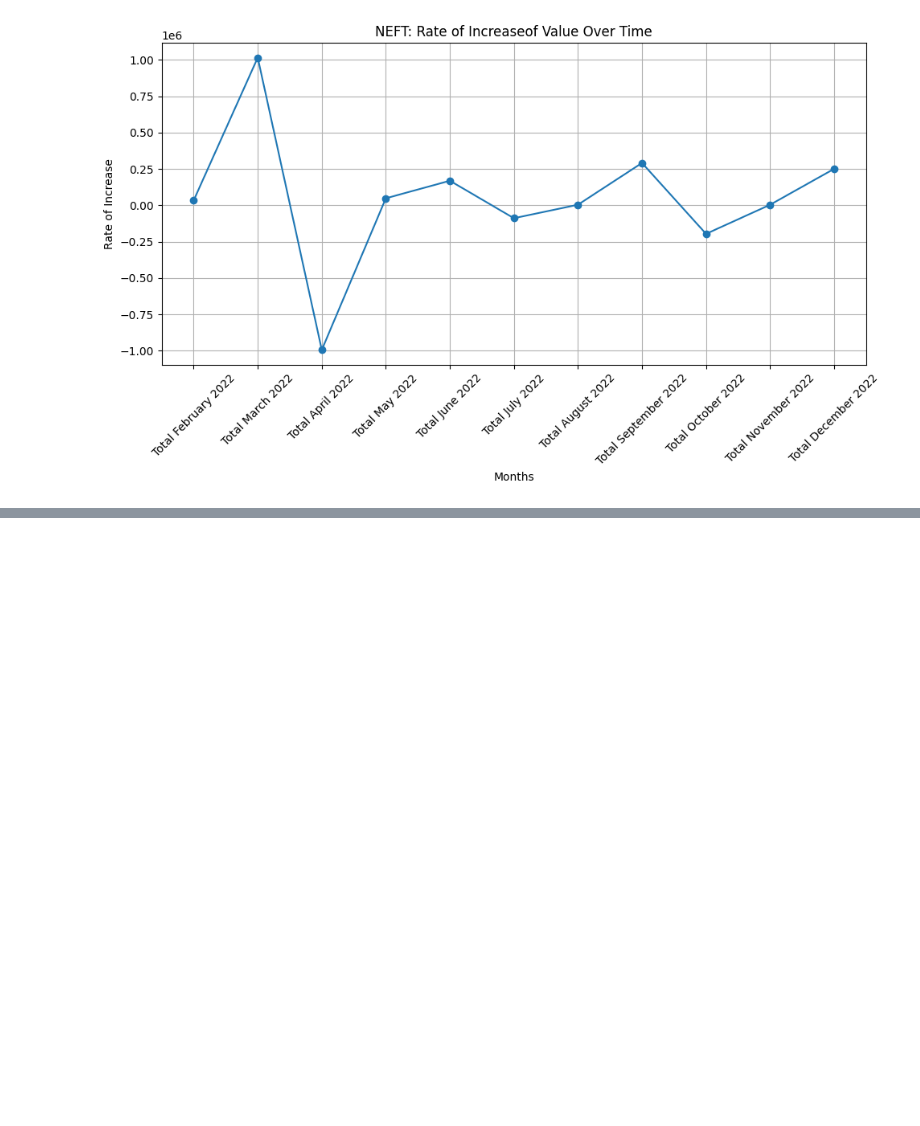
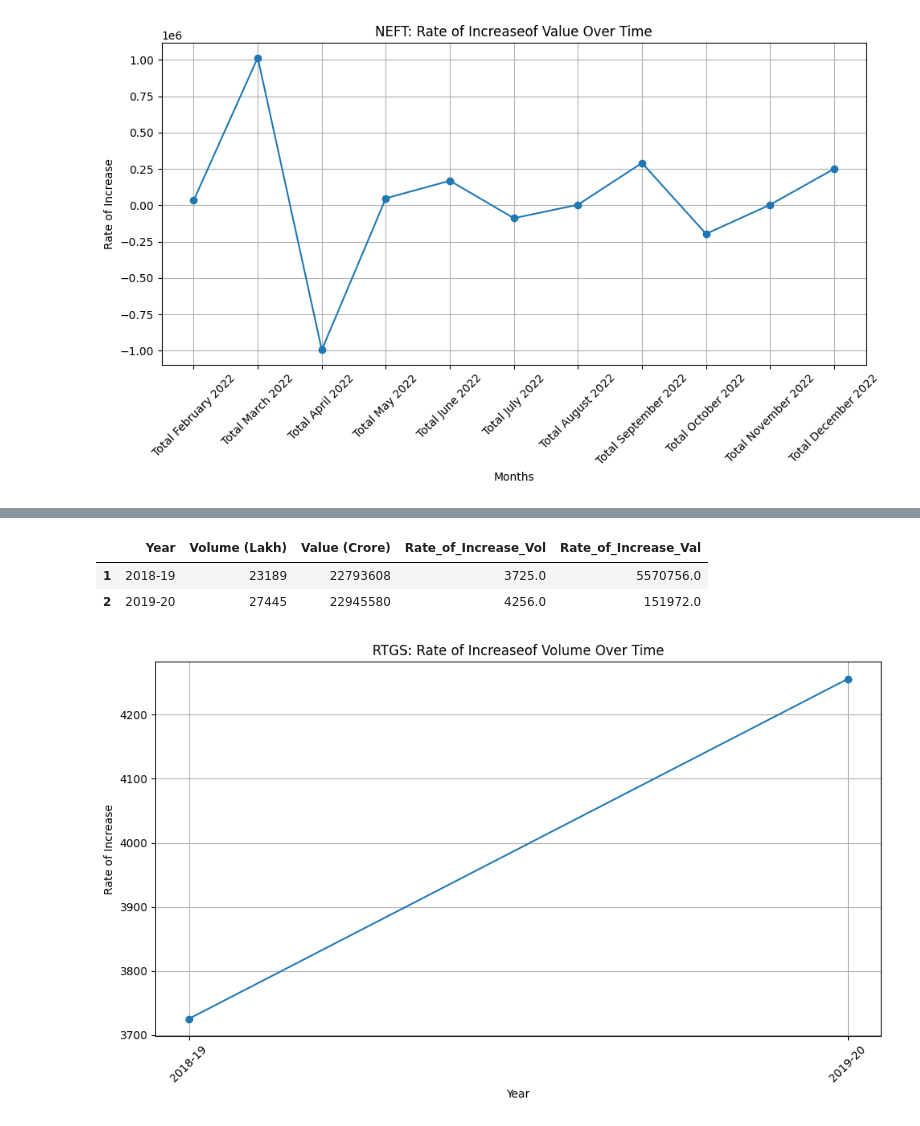
Before and after one commit to kxrxn08/DigitalTransactionAnalysis, a Jupyter notebook: DataCleaning/RateChange.ipynb, the cells around one changed output, grey strips where cells are left out. Saved outputs shown, nothing was run; the diff lists cells and outputs as text; code cells hidden in the pictures; blank space fills up the shorter version.

```diff
--- a/DataCleaning/RateChange.ipynb
+++ b/DataCleaning/RateChange.ipynb
@@ -219,0 +311,20 @@ plt.show()
+# %%
+NEFT.dropna(inplace=True)
+NEFT
+# %% [output]
+|  | Year | Volume (Lakh) | Value (Crore) | Rate_of_Increase_Vol | Rate_of_Increase_Val |
+| 1 | 2018-19 | 23189 | 22793608 | 3725.0 | 5570756.0 |
+| 2 | 2019-20 | 27445 | 22945580 | 4256.0 | 151972.0 |
+# %%
+plt.figure(figsize=(10, 6))
+plt.plot(NEFT['Year'], NEFT['Rate_of_Increase_Vol'], marker='o', linestyle='-')
+plt.title('RTGS: Rate of Increaseof Volume Over Time')
+plt.xlabel('Year')
+plt.ylabel('Rate of Increase')
+plt.grid(True)
+plt.xticks(rotation=45)
+plt.tight_layout()
+
+plt.show()
+# %% [output]
+[figure, added]
```
Also changed, not shown: parts of 9 cells of this notebook.
